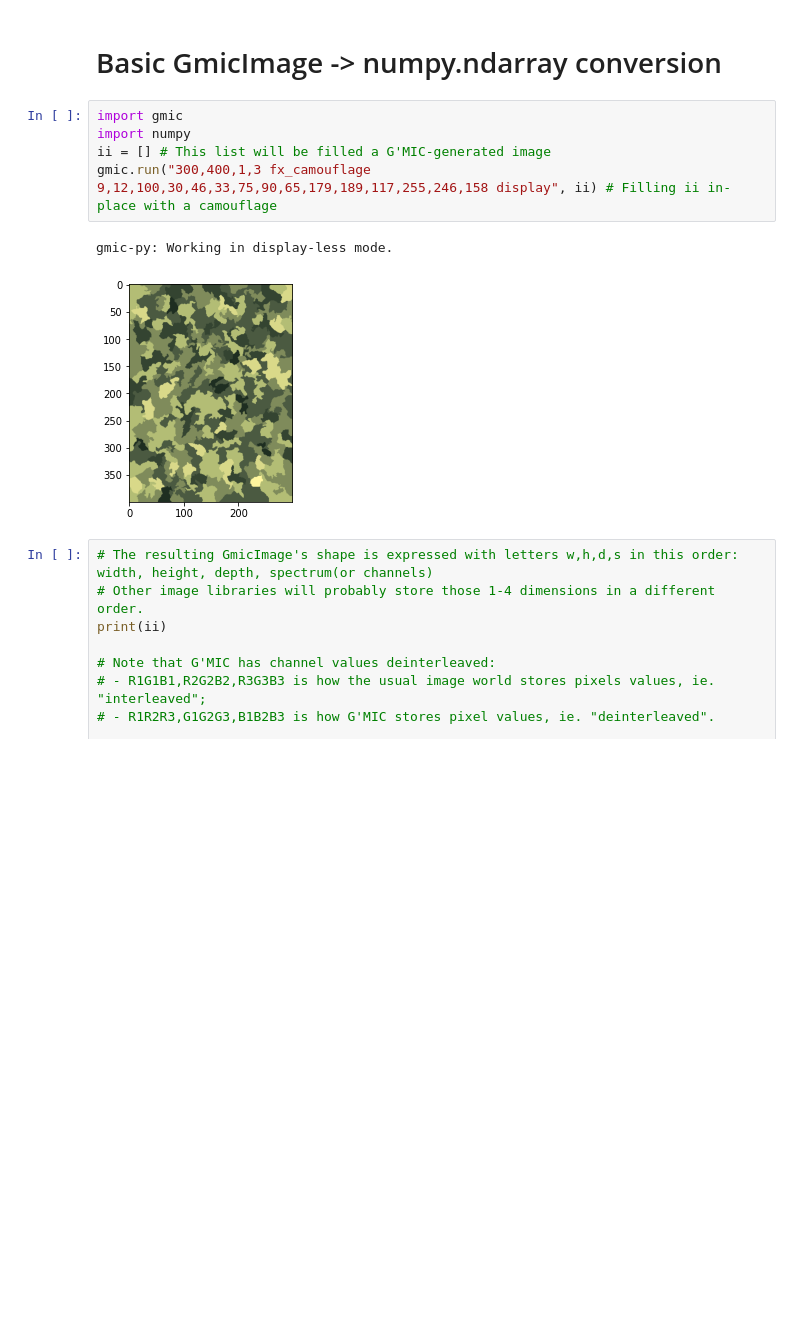
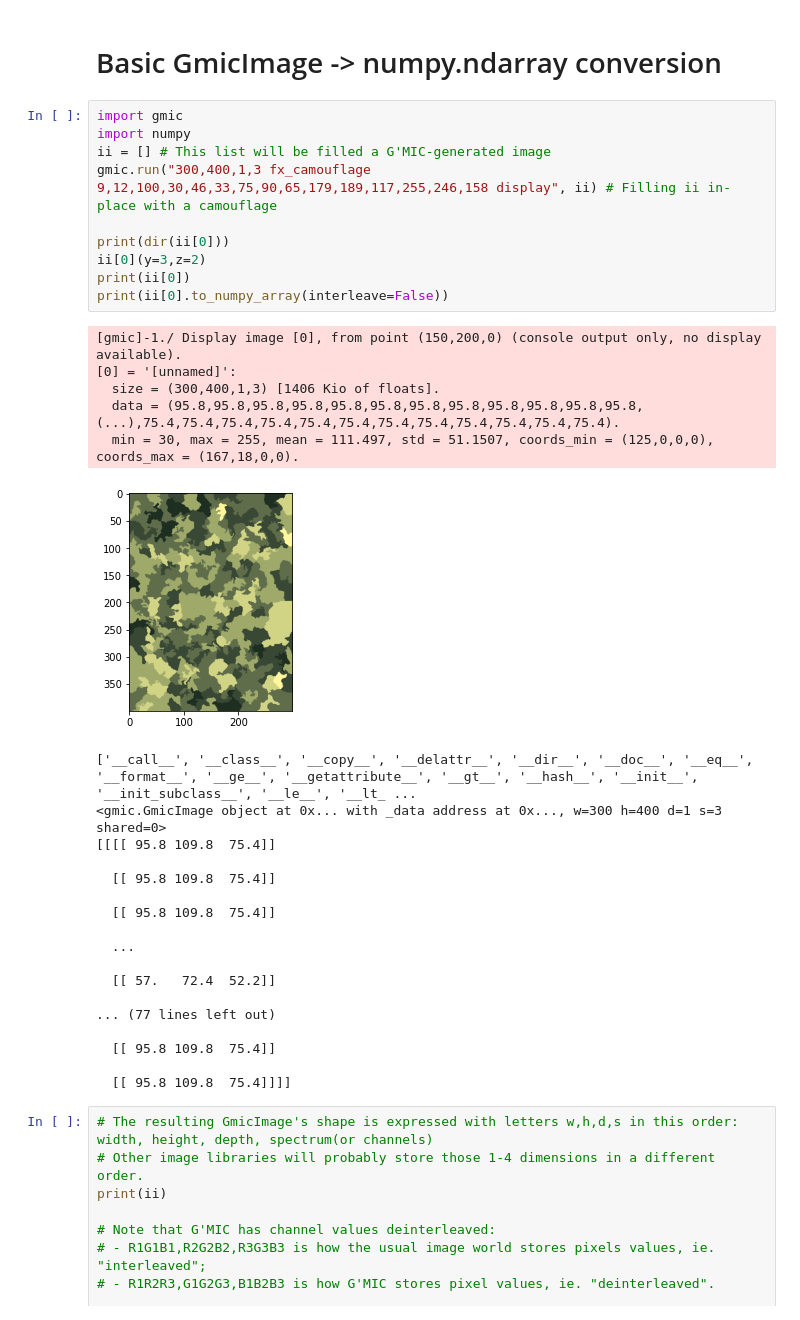
Before and after one commit to myselfhimself/gmic-py, a Jupyter notebook: GColabEditableGithubSynced_GmicNumpySpecification.ipynb, the cells around one changed output. Saved outputs shown, nothing was run; the diff lists cells and outputs as text; blank space fills up the shorter version.

Commit message:
#59 from_/to_ I/O pure-method fiddling for Gmic<->Skimage

```diff
--- a/GColabEditableGithubSynced_GmicNumpySpecification.ipynb
+++ b/GColabEditableGithubSynced_GmicNumpySpecification.ipynb
@@ -55,11 +55,37 @@ Requirement already satisfied: Pillow in /usr/local/lib/python3.6/dist-packages
 # %%
 import gmic
 import numpy
 ii = [] # This list will be filled a G'MIC-generated image
 gmic.run("300,400,1,3 fx_camouflage 9,12,100,30,46,33,75,90,65,179,189,117,255,246,158 display", ii) # Filling ii in-place with a camouflage
+
+print(dir(ii[0]))
+ii[0](y=3,z=2)
+print(ii[0])
+print(ii[0].to_numpy_array(interleave=False))
 # %% [output]
-gmic-py: Working in display-less mode.
+[gmic]-1./ Display image [0], from point (150,200,0) (console output only, no display available).
+[0] = '[unnamed]':
+  size = (300,400,1,3) [1406 Kio of floats].
+  data = (95.8,95.8,95.8,95.8,95.8,95.8,95.8,95.8,95.8,95.8,95.8,95.8,(...),75.4,75.4,75.4,75.4,75.4,75.4,75.4,75.4,75.4,75.4,75.4,75.4).
+  min = 30, max = 255, mean = 111.497, std = 51.1507, coords_min = (125,0,0,0), coords_max = (167,18,0,0).
-[figure, old version]
+[figure, new version]
+['__call__', '__class__', '__copy__', '__delattr__', '__dir__', '__doc__', '__eq__', '__format__', '__ge__', '__getattribute__', '__gt__', '__hash__', '__init__', '__init_subclass__', '__le__', '__lt_ ...
+<gmic.GmicImage object at 0x... with _data address at 0x..., w=300 h=400 d=1 s=3 shared=0>
+[[[[ 95.8 109.8  75.4]]
+
+  [[ 95.8 109.8  75.4]]
+
+  [[ 95.8 109.8  75.4]]
+
+  ...
+
+  [[ 57.   72.4  52.2]]
+
+... (77 lines left out)
+
+  [[ 95.8 109.8  75.4]]
+
+  [[ 95.8 109.8  75.4]]]]
 # %%
 # The resulting GmicImage's shape is expressed with letters w,h,d,s in this order: width, height, depth, spectrum(or channels)
 # Other image libraries will probably store those 1-4 dimensions in a different order.
```
Also changed, not shown: parts of 5 cells of this notebook.
